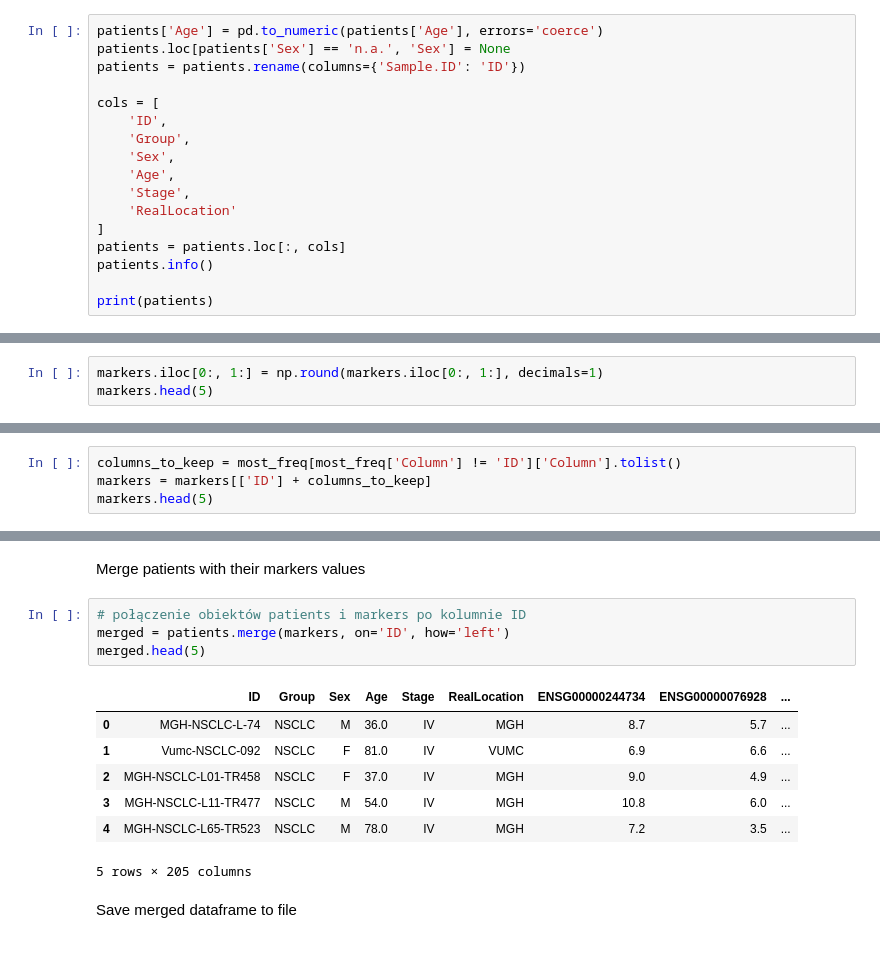
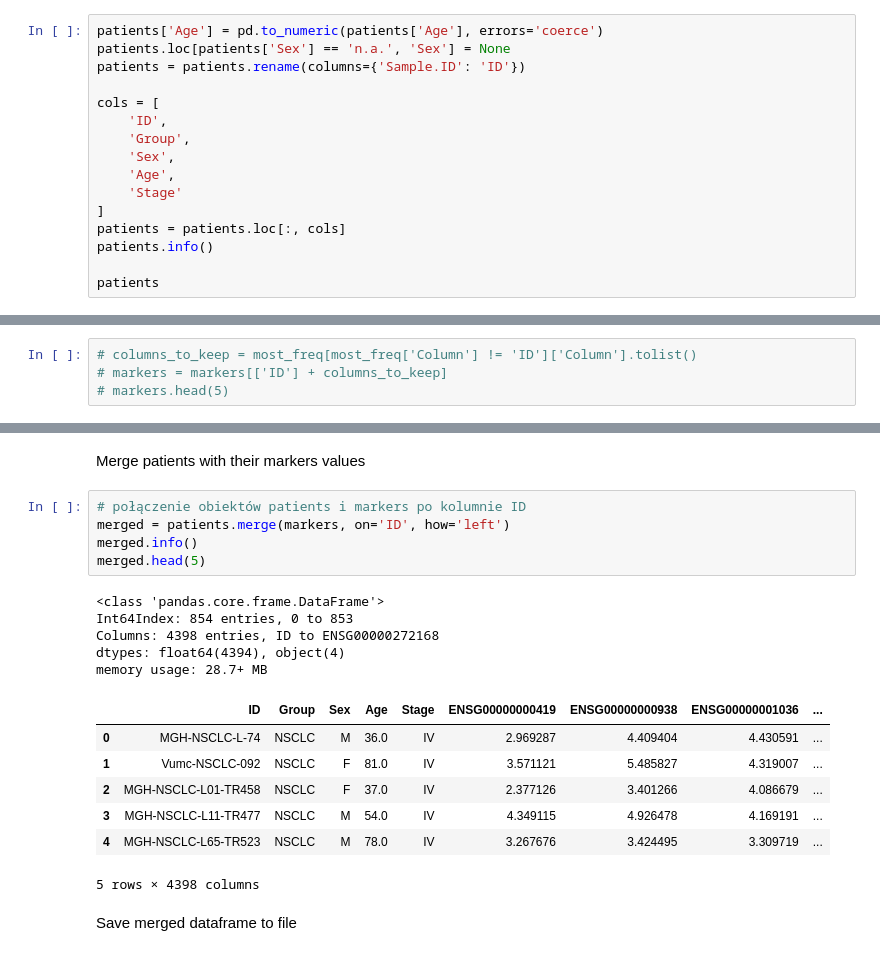
Before and after one commit to DariuszMech/Cancer-stage-prediction, a Jupyter notebook: notebooks/data_preparation.ipynb, the cells around one changed output, grey strips where cells are left out. Saved outputs shown, nothing was run; the diff lists cells and outputs as text.

```diff
--- a/notebooks/data_preparation.ipynb
+++ b/notebooks/data_preparation.ipynb
@@ -109,13 +109,12 @@ cols = [
     'Group',
     'Sex',
     'Age',
-    'Stage',
-    'RealLocation'
+    'Stage'
 ]
 patients = patients.loc[:, cols]
 patients.info()
 
-print(patients)
+patients
 # %% [output]
 <class 'pandas.core.frame.DataFrame'>
 Int64Index: 854 entries, 328 to 1755
@@ -177,6 +180,3 @@ memory usage: 28.6+ MB
 | 332 | MGH-NSCLC-L11-TR477 | 4.349115 | 4.926478 | 4.169191 | 4.330355 | 3.521482 | ... |
 | 334 | MGH-NSCLC-L65-TR523 | 3.267676 | 3.424495 | 3.309719 | 5.342570 | 3.309719 | ... |
 5 rows × 4394 columns
-# %%
-markers.iloc[0:, 1:] = np.round(markers.iloc[0:, 1:], decimals=1)
-markers.head(5)
@@ -247,6 +208,6 @@ Najczęściej występująca wartość w kolumnie ENSG00000272168: 4.3
 # %% [markdown]
 Ograniczenie liczby genów do 200, w których wartości najczęściej się powtarzały
 # %%
-columns_to_keep = most_freq[most_freq['Column'] != 'ID']['Column'].tolist()
-markers = markers[['ID'] + columns_to_keep]
-markers.head(5)
+# columns_to_keep = most_freq[most_freq['Column'] != 'ID']['Column'].tolist()
+# markers = markers[['ID'] + columns_to_keep]
+# markers.head(5)
@@ -263,15 +216,21 @@ Merge patients with their markers values
 # %%
 # połączenie obiektów patients i markers po kolumnie ID
 merged = patients.merge(markers, on='ID', how='left')
+merged.info()
 merged.head(5)
 # %% [output]
+<class 'pandas.core.frame.DataFrame'>
+Int64Index: 854 entries, 0 to 853
+Columns: 4398 entries, ID to ENSG00000272168
+dtypes: float64(4394), object(4)
+memory usage: 28.7+ MB
-|  | ID | Group | Sex | Age | Stage | RealLocation | ENSG00000244734 | ENSG00000076928 | ... |
-| 0 | MGH-NSCLC-L-74 | NSCLC | M | 36.0 | IV | MGH | 8.7 | 5.7 | ... |
-| 1 | Vumc-NSCLC-092 | NSCLC | F | 81.0 | IV | VUMC | 6.9 | 6.6 | ... |
-| 2 | MGH-NSCLC-L01-TR458 | NSCLC | F | 37.0 | IV | MGH | 9.0 | 4.9 | ... |
-| 3 | MGH-NSCLC-L11-TR477 | NSCLC | M | 54.0 | IV | MGH | 10.8 | 6.0 | ... |
-| 4 | MGH-NSCLC-L65-TR523 | NSCLC | M | 78.0 | IV | MGH | 7.2 | 3.5 | ... |
+|  | ID | Group | Sex | Age | Stage | ENSG00000000419 | ENSG00000000938 | ENSG00000001036 | ... |
+| 0 | MGH-NSCLC-L-74 | NSCLC | M | 36.0 | IV | 2.969287 | 4.409404 | 4.430591 | ... |
+| 1 | Vumc-NSCLC-092 | NSCLC | F | 81.0 | IV | 3.571121 | 5.485827 | 4.319007 | ... |
+| 2 | MGH-NSCLC-L01-TR458 | NSCLC | F | 37.0 | IV | 2.377126 | 3.401266 | 4.086679 | ... |
+| 3 | MGH-NSCLC-L11-TR477 | NSCLC | M | 54.0 | IV | 4.349115 | 4.926478 | 4.169191 | ... |
+| 4 | MGH-NSCLC-L65-TR523 | NSCLC | M | 78.0 | IV | 3.267676 | 3.424495 | 3.309719 | ... |
-5 rows × 205 columns
+5 rows × 4398 columns
 # %% [markdown]
 Save merged dataframe to file
 # %%
```
Also changed, not shown: parts of 9 cells of this notebook.
